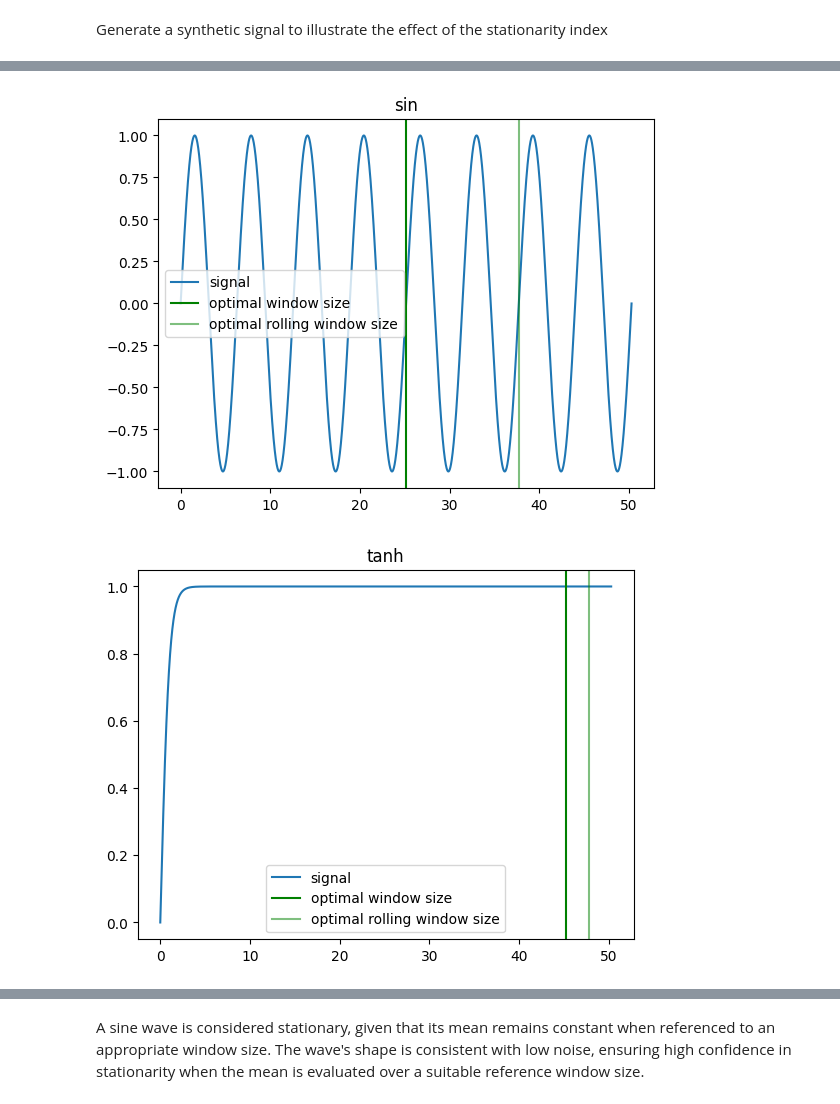
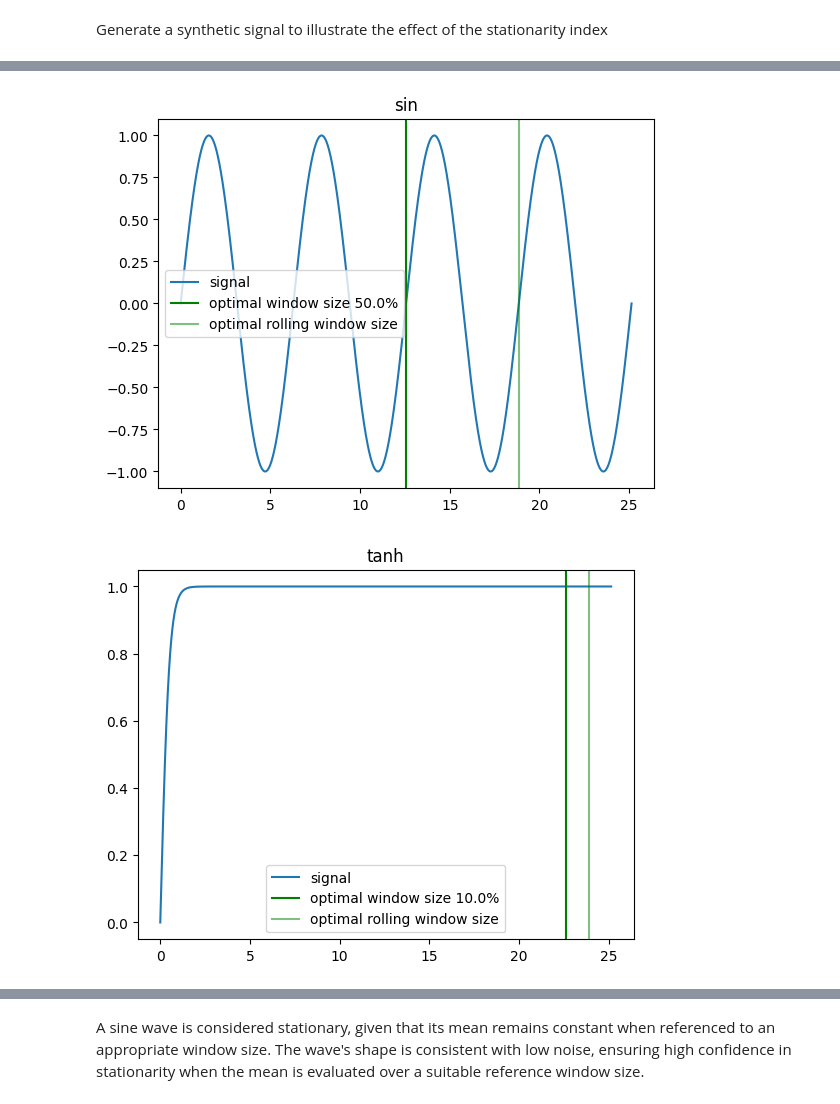
Before and after one commit to MaNyh/NTRfC, a Jupyter notebook: examples/check_timeseries_stationarity.ipynb, the cells around one changed output, grey strips where cells are left out. Saved outputs shown, nothing was run; the diff lists cells and outputs as text; code cells hidden in the pictures.

```diff
--- a/examples/check_timeseries_stationarity.ipynb
+++ b/examples/check_timeseries_stationarity.ipynb
@@ -31,7 +37,7 @@ from ntrfc.timeseries.stationarity import optimal_window_size
 # sine
 res = 10000
 
-nper = 8
+nper = 4
 x = np.linspace(0, 2 * np.pi * nper, res)
 
 # sin
@@ -39,37 +45,49 @@ x = np.linspace(0, 2 * np.pi * nper, res)
 # thats res // 4 as a return
 ysin = np.sin(x)
 opt_window, opt_window_size, _ = optimal_window_size(ysin)
 
 f,axs = plt.subplots(1,1)
 axs.plot(x, ysin, label="signal")
-axs.axvline(x=x[-2*opt_window_size],ymin=-1,ymax=1, color="green", label="optimal window size")
+axs.axvline(x=x[-2*opt_window_size],ymin=-1,ymax=1, color="green", label=f"optimal window size {2*opt_window_size/len(x) * 100}%")
 axs.axvline(x=x[-opt_window_size],ymin=-1,ymax=1, color="green",alpha=0.5, label="optimal rolling window size")
 axs.set_title("sin")
 axs.legend()
 plt.show()
 
 # tanh
-tanh = np.tanh(x * 1)
+tanh = np.tanh(x * 2)
 opt_window, opt_window_size, _ = optimal_window_size(tanh)
 
 f,axs = plt.subplots(1,1)
 axs.plot(x, tanh, label="signal")
-axs.axvline(x=x[-2*opt_window_size],ymin=-1,ymax=1, color="green", label="optimal window size")
+axs.axvline(x=x[-2*opt_window_size],ymin=-1,ymax=1, color="green", label=f"optimal window size {2*opt_window_size/len(x) * 100}%")
 axs.axvline(x=x[-opt_window_size],ymin=-1,ymax=1, color="green",alpha=0.5, label="optimal rolling window size")
 axs.set_title("tanh")
 axs.legend()
 plt.show()
 # euler
-eul = np.e ** (-x * 20)
+eul = np.e ** (-x * 40)
 opt_window, opt_window_size, _ = optimal_window_size(eul)
 
 f,axs = plt.subplots(1,1)
 axs.plot(x, eul, label="signal")
-axs.axvline(x=x[-2*opt_window_size],ymin=-1,ymax=1, color="green", label="optimal reference window size")
+axs.axvline(x=x[-2*opt_window_size],ymin=-1,ymax=1, color="green", label=f"optimal reference window size {2*opt_window_size/len(x) * 100}%")
 axs.axvline(x=x[-opt_window_size],ymin=-1,ymax=1, color="green", alpha=0.5, label="optimal rolling window size")
 axs.set_title("euler")
 axs.legend()
 plt.show()
+
+t = x[::2]
+
+noise = np.random.normal(-1, 1, len(t))
+opt_window, opt_window_size, _ = optimal_window_size(noise)
+f,axs = plt.subplots(1,1)
+axs.plot(t, noise, label="signal")
+axs.axvline(x=t[-2*opt_window_size],ymin=-1,ymax=1, color="green", label=f"optimal reference window size {2*opt_window_size/len(t) * 100}%")
+axs.axvline(x=t[-opt_window_size],ymin=-1,ymax=1, color="green", alpha=0.5, label="optimal rolling window size")
+axs.set_title("noise")
+axs.legend()
+plt.show()
 # %% [output]
-[figure, old version]
+[figure, new version]
-[figure, old version]
+[figure, new version]
```
Also changed, not shown: parts of 8 cells of this notebook.
